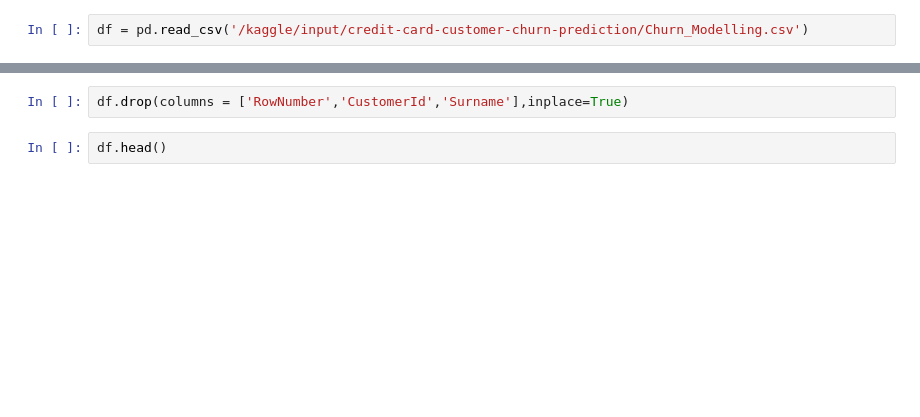
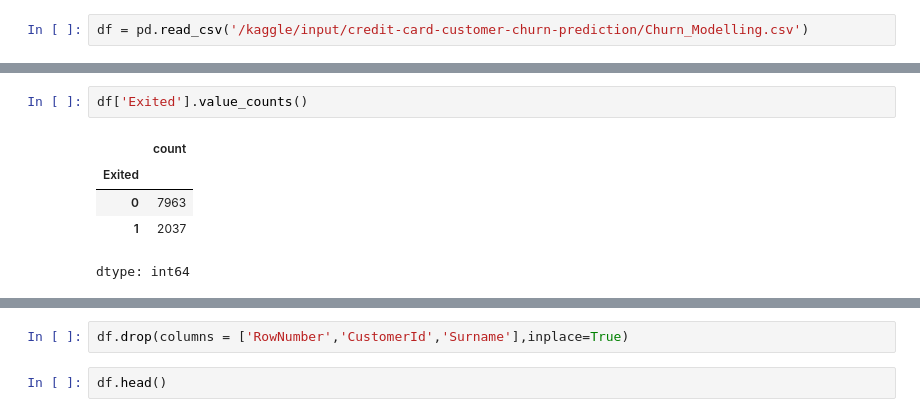
Before and after one commit to mmilannaik/Campus-DL, a Jupyter notebook: Customer_Churn_ANN.ipynb, the cells around one changed output, grey strips where cells are left out. Drawn from its saved outputs; the diff is of its cells as text; blank space fills up the shorter version.

```diff
--- a/Customer_Churn_ANN.ipynb
+++ b/Customer_Churn_ANN.ipynb
@@ -97,0 +125,8 @@ df.head()
+# %%
+df['Exited'].value_counts()
+# %% [output]
+|  | count |
+| Exited |  |
+| 0 | 7963 |
+| 1 | 2037 |
+dtype: int64
```
Also changed, not shown: parts of 35 cells of this notebook.
